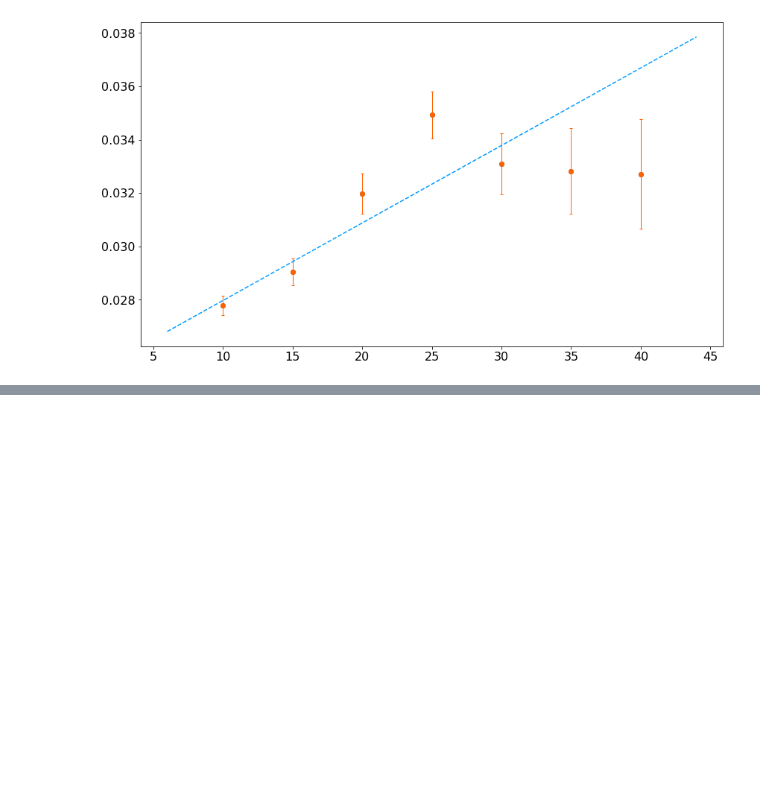
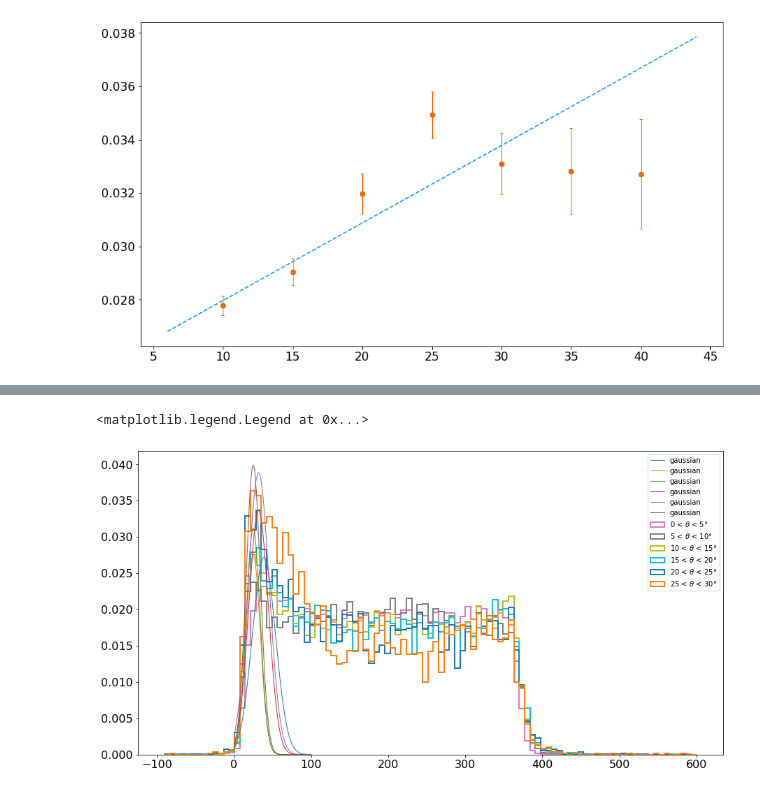
Before and after one commit to GiacomoFrn/Advanced-DQM-for-DT-detector, a Jupyter notebook: correlations/correlations_eda.ipynb, the cells around one changed output, grey strips where cells are left out. Saved outputs shown, nothing was run; the diff lists cells and outputs as text; code cells hidden in the pictures; blank space fills up the shorter version.

```diff
--- a/correlations/correlations_eda.ipynb
+++ b/correlations/correlations_eda.ipynb
@@ -925,3 +926,69 @@ for p,e in zip(gauss_low_peaks, gauss_low_err):
+# %%
+gauss_middle_peaks = []
+gauss_middle_err = []
+
+fig, ax = plt.subplots(figsize=(15,8))
+
+for p,b,err in zip(middle_norm_hist, middle_hist_bins, middle_err ):
+
+    bin_centers = (b[1:]+b[:-1])/2
+
+    DF = pd.DataFrame({'prob':p, 'bin_cent':bin_centers, 'err':err})
+    DF = DF[ (DF['bin_cent'] > 0) & (DF['bin_cent'] <97)  ]
+    DF = DF.reset_index(drop=True)
+
+    prob_peak = DF['prob'].max()
+    bin_peak = DF['bin_cent'][DF[DF['prob'] == prob_peak].index.tolist()].tolist()[0]
+    err_peak = DF['err'][DF[DF['prob'] == prob_peak].index.tolist()].tolist()[0]
+
+    first_half_df = DF.loc[DF['bin_cent'] < bin_peak]
+    prob_first_half =  first_half_df['prob']
+    err_first_half = first_half_df['err']
+
+    bin_cent = DF['bin_cent'][(len(first_half_df)+1) : (2*len(first_half_df) +1) ].reset_index(drop=True)
+
+    second_half_df = pd.concat([prob_first_half, bin_cent, err_first_half], axis=1, ignore_index=True)
+    second_half_df.columns = ['prob', 'bin_cent', 'err']
+    second_half_df['prob'] = second_half_df['prob'].values[::-1]
+    second_half_df['err'] = second_half_df['err'].values[::-1]
+
+    first_half_df = first_half_df.append({'prob':prob_peak, 'bin_cent':bin_peak, 'err':err_peak}, ignore_index=True)
+    final_df = first_half_df.append(second_half_df, ignore_index=True)
+    final_df = final_df[ final_df['prob']!=0 ]
+
+    popt_gauss, covar = curve_fit(gaussian, final_df['bin_cent'], final_df['prob'],
+    p0=[ prob_peak , bin_peak, 10],
+    sigma=final_df['err'],
+    absolute_sigma=True
+    )
+    # popt_lor, _ = curve_fit(lorentzian, final_df['bin_cent'], final_df['prob'], p0=[0.02, 20, 10])
+
+    y_gauss = gaussian(xx,*popt_gauss)
+    gauss_middle_peaks.append( y_gauss.max() )
+
+    sigma = np.sqrt(np.diagonal(covar)) #array con i 3 errori sui 3 parametri stimati da curve fit
+    #di questi prendiamo solo il primo errore che è quello commesso sullo scale parameter (picco)
+    gauss_middle_err.append(sigma[0])
+    ax.plot(xx, gaussian(xx,*popt_gauss), linewidth=1, label='gaussian')
+
+    # ax.scatter(DF['bin_cent'], DF['prob'])
+    # break
+
+for h, theta_low, theta_up in zip(middle_norm_hist, thetas_low, thetas_up,):
+    ax.hist(
+        bins[:-1],
+        bins=bins,
+        weights=h,
+        histtype="step",
+        linewidth = 2,
+        label=str(theta_low)+" "+ r"< $\theta$ < "+str(theta_up)+"°"
+    )
+    # ax.scatter(final_df['bin_cent'], final_df['prob'])
+    # break
+ax.legend()
+# %% [output]
+<matplotlib.legend.Legend at 0x...>
+[figure, added]
 # %%
 gauss_par, _ = curve_fit(
     f=lin,
```
Also changed, not shown: parts of 7 cells of this notebook.
